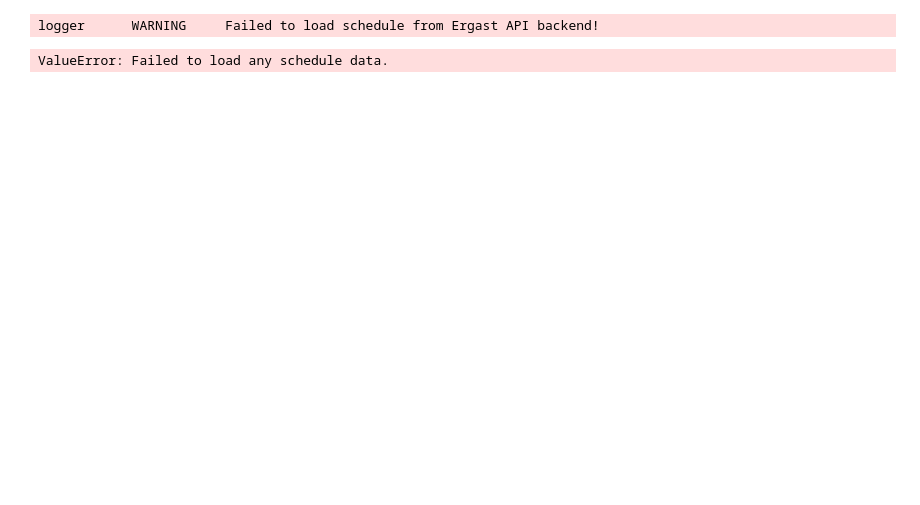
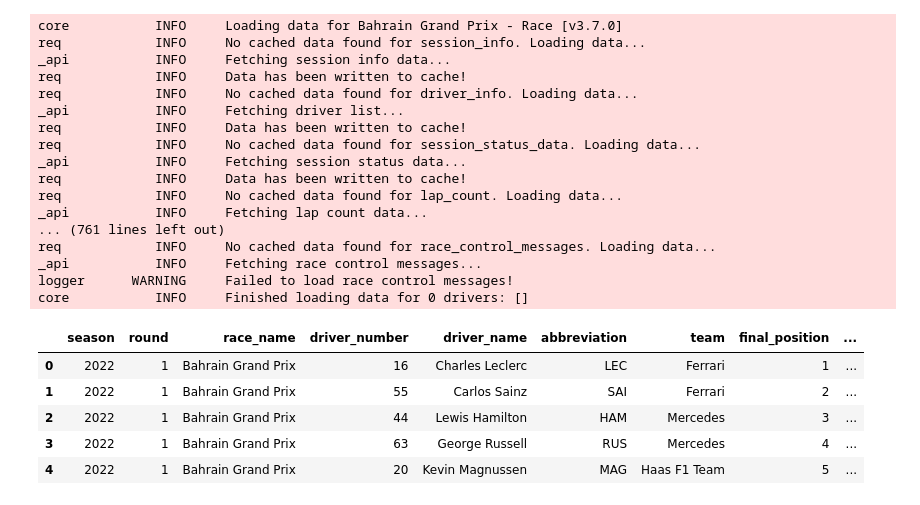
Before and after one commit to bhavyandaiya/f1-2026-prediction, a Jupyter notebook: notebook.ipynb, the cells around one changed output. Drawn from its saved outputs; the diff is of its cells as text; code cells hidden in the pictures; blank space fills up the shorter version.

```diff
--- a/notebook.ipynb
+++ b/notebook.ipynb
@@ -7,36 +7,61 @@ import os
 os.makedirs("fastf1_cache", exist_ok=True)
 fastf1.Cache.enable_cache("fastf1_cache")
 # %%
-year = 201
+year = 2022
 rows = []
 
 schedule = fastf1.get_event_schedule(year)
 
-for rnd in schedule['RoundNumber']:
+for _, event in schedule.iterrows():
+    if event['Session5'] != 'Race':
+        continue
+
+    rnd = event['RoundNumber']
     session = fastf1.get_session(year, rnd, 'R')
     session.load()
 
     results = session.results.reset_index(drop=True)
 
     for _, row in results.iterrows():
         rows.append({
             "season": year,
             "round": rnd,
             "race_name": session.event['EventName'],
 
             "driver_number": row['DriverNumber'],
             "driver_name": row['FullName'],
             "abbreviation": row['Abbreviation'],
             "team": row['TeamName'],
 
             "final_position": row['ClassifiedPosition'],
             "status": row['Status'],
             "points_scored": row['Points']
         })
 
 df = pd.DataFrame(rows)
 df.head()
 # %% [output]
-logger      WARNING     Failed to load schedule from Ergast API backend!
+core           INFO     Loading data for Bahrain Grand Prix - Race [v3.7.0]
+req            INFO     No cached data found for session_info. Loading data...
+_api           INFO     Fetching session info data...
+req            INFO     Data has been written to cache!
+req            INFO     No cached data found for driver_info. Loading data...
+_api           INFO     Fetching driver list...
+req            INFO     Data has been written to cache!
+req            INFO     No cached data found for session_status_data. Loading data...
+_api           INFO     Fetching session status data...
+req            INFO     Data has been written to cache!
+req            INFO     No cached data found for lap_count. Loading data...
+_api           INFO     Fetching lap count data...
+... (761 lines left out)
+req            INFO     No cached data found for race_control_messages. Loading data...
+_api           INFO     Fetching race control messages...
+logger      WARNING     Failed to load race control messages!
+core           INFO     Finished loading data for 0 drivers: []
-ValueError: Failed to load any schedule data.
+|  | season | round | race_name | driver_number | driver_name | abbreviation | team | final_position | ... |
+| 0 | 2022 | 1 | Bahrain Grand Prix | 16 | Charles Leclerc | LEC | Ferrari | 1 | ... |
+| 1 | 2022 | 1 | Bahrain Grand Prix | 55 | Carlos Sainz | SAI | Ferrari | 2 | ... |
+| 2 | 2022 | 1 | Bahrain Grand Prix | 44 | Lewis Hamilton | HAM | Mercedes | 3 | ... |
+| 3 | 2022 | 1 | Bahrain Grand Prix | 63 | George Russell | RUS | Mercedes | 4 | ... |
+| 4 | 2022 | 1 | Bahrain Grand Prix | 20 | Kevin Magnussen | MAG | Haas F1 Team | 5 | ... |
 # %%
```
Also changed, not shown: parts of 1 cell of this notebook, 4 other files.
